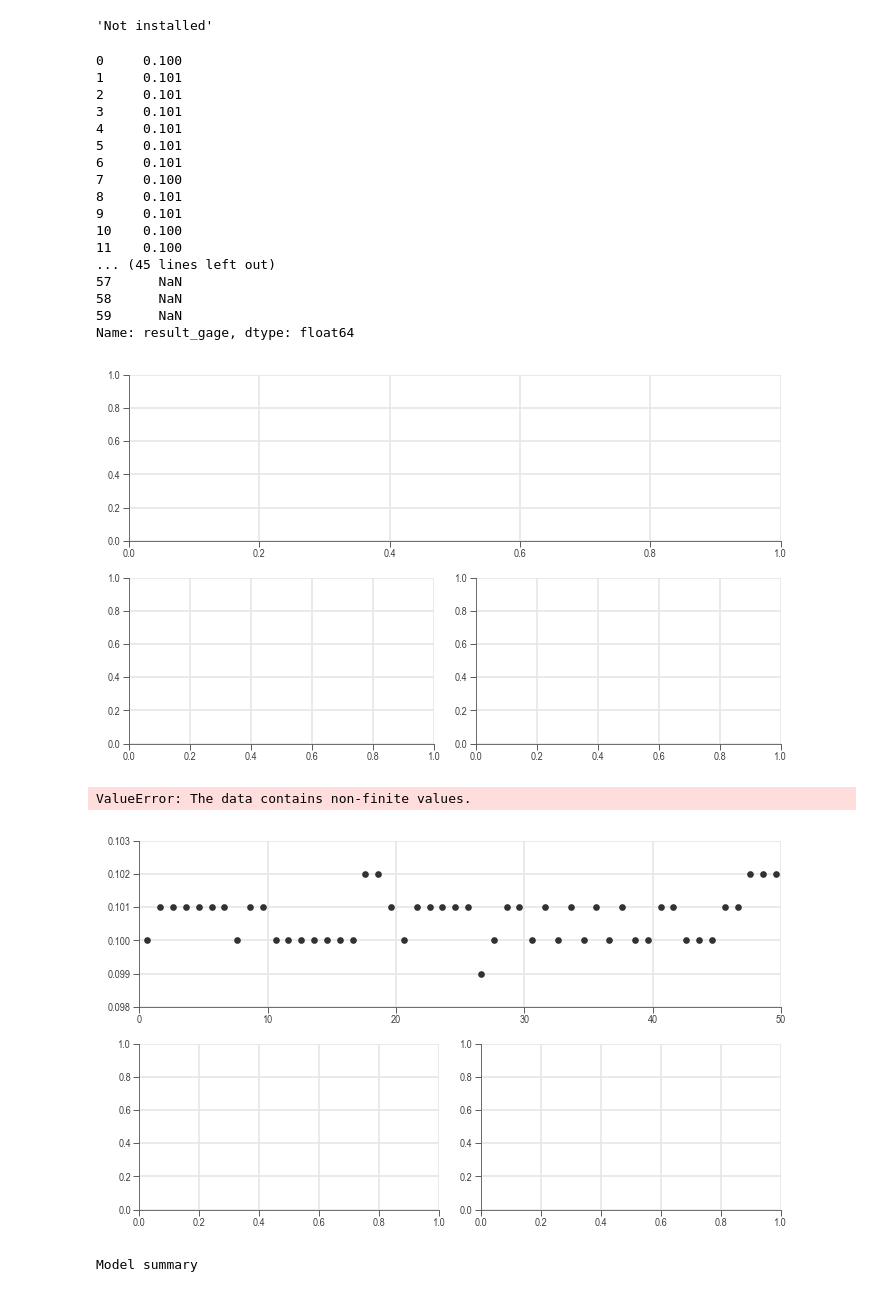
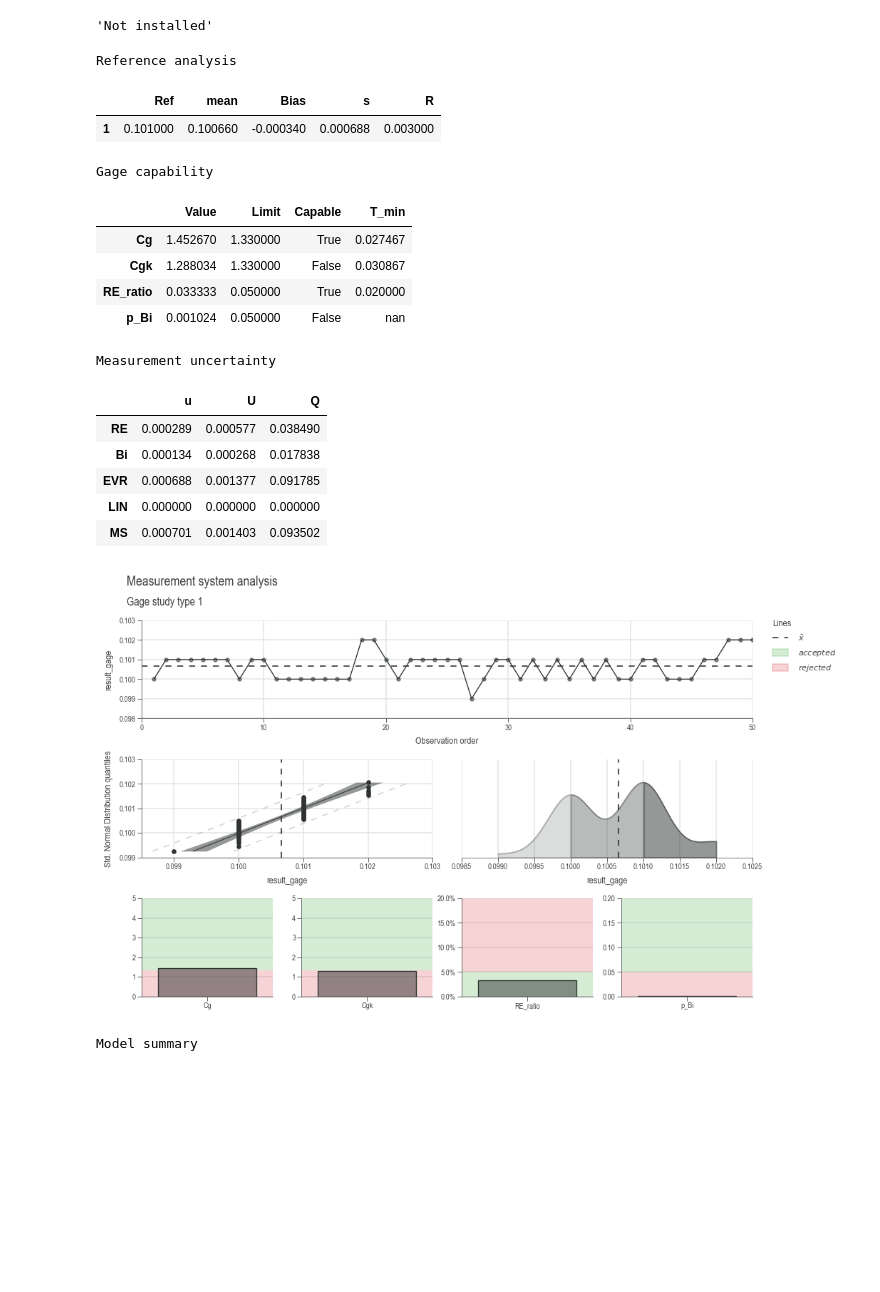
Before and after one commit to j4ggr/DaSPi, a Jupyter notebook: notebooks/doc-content_anova.ipynb, the cells around one changed output. Saved outputs shown, nothing was run; the diff lists cells and outputs as text; code cells hidden in the pictures; blank space fills up the shorter version.

Commit message:
facets - added, option to specify the amount of stretching figsize
precast
- addes, stripes and labels method to GageStudyCharts

```diff
--- a/notebooks/doc-content_anova.ipynb
+++ b/notebooks/doc-content_anova.ipynb
@@ -13,44 +13,37 @@ dsp.STR._username_ = 'j4ggr'
 dsp.__version__
 # %% [output]
 'Not installed'
-# %%
-chart = dsp.GageStudyCharts(gage)
-chart.source[gage.target]
-# %% [output]
-0     0.100
-1     0.101
-2     0.101
-3     0.101
-4     0.101
-5     0.101
-6     0.101
-7     0.100
-8     0.101
-9     0.101
-10    0.100
-11    0.100
-... (45 lines left out)
-57      NaN
-58      NaN
-59      NaN
-Name: result_gage, dtype: float64
-[figure, removed]
 # %%
 import daspi as dsp
 df = dsp.load_dataset('grnr_layer_thickness')
 gage = dsp.GageStudyModel(
     source=df,
     target='result_gage',
     reference='reference',
     U_cal=df['U_cal'][0],
     tolerance=df['tolerance'][0],
     resolution=df['resolution'][0],
     bias_corrected=True,)
-chart = dsp.GageStudyCharts(gage).plot()
+chart = dsp.GageStudyCharts(gage, stretch_figsize=1.5).plot().stripes().label()
 gage
 # %% [output]
-ValueError: The data contains non-finite values.
+Reference analysis
+|  | Ref | mean | Bias | s | R |
+| 1 | 0.101000 | 0.100660 | -0.000340 | 0.000688 | 0.003000 |
+Gage capability
+|  | Value | Limit | Capable | T_min |
+| Cg | 1.452670 | 1.330000 | True | 0.027467 |
+| Cgk | 1.288034 | 1.330000 | False | 0.030867 |
+| RE_ratio | 0.033333 | 0.050000 | True | 0.020000 |
+| p_Bi | 0.001024 | 0.050000 | False | nan |
+Measurement uncertainty
+|  | u | U | Q |
+| RE | 0.000289 | 0.000577 | 0.038490 |
+| Bi | 0.000134 | 0.000268 | 0.017838 |
+| EVR | 0.000688 | 0.001377 | 0.091785 |
+| LIN | 0.000000 | 0.000000 | 0.000000 |
+| MS | 0.000701 | 0.001403 | 0.093502 |
-[figure, old version]
+[figure, new version]
 # %%
 import daspi as dsp
 df = dsp.load_dataset('grnr_layer_thickness')
```
Also changed, not shown: 8 other files.
